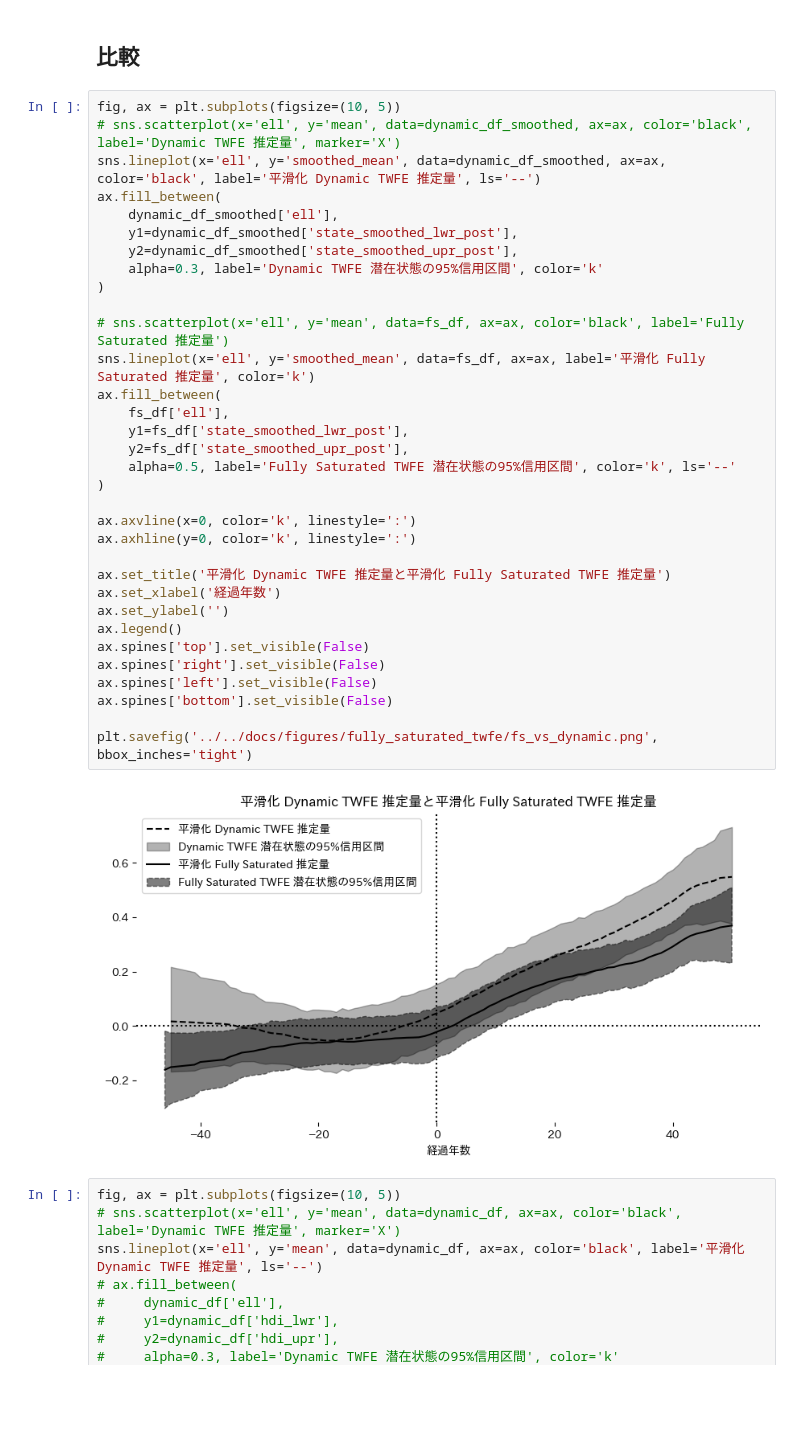
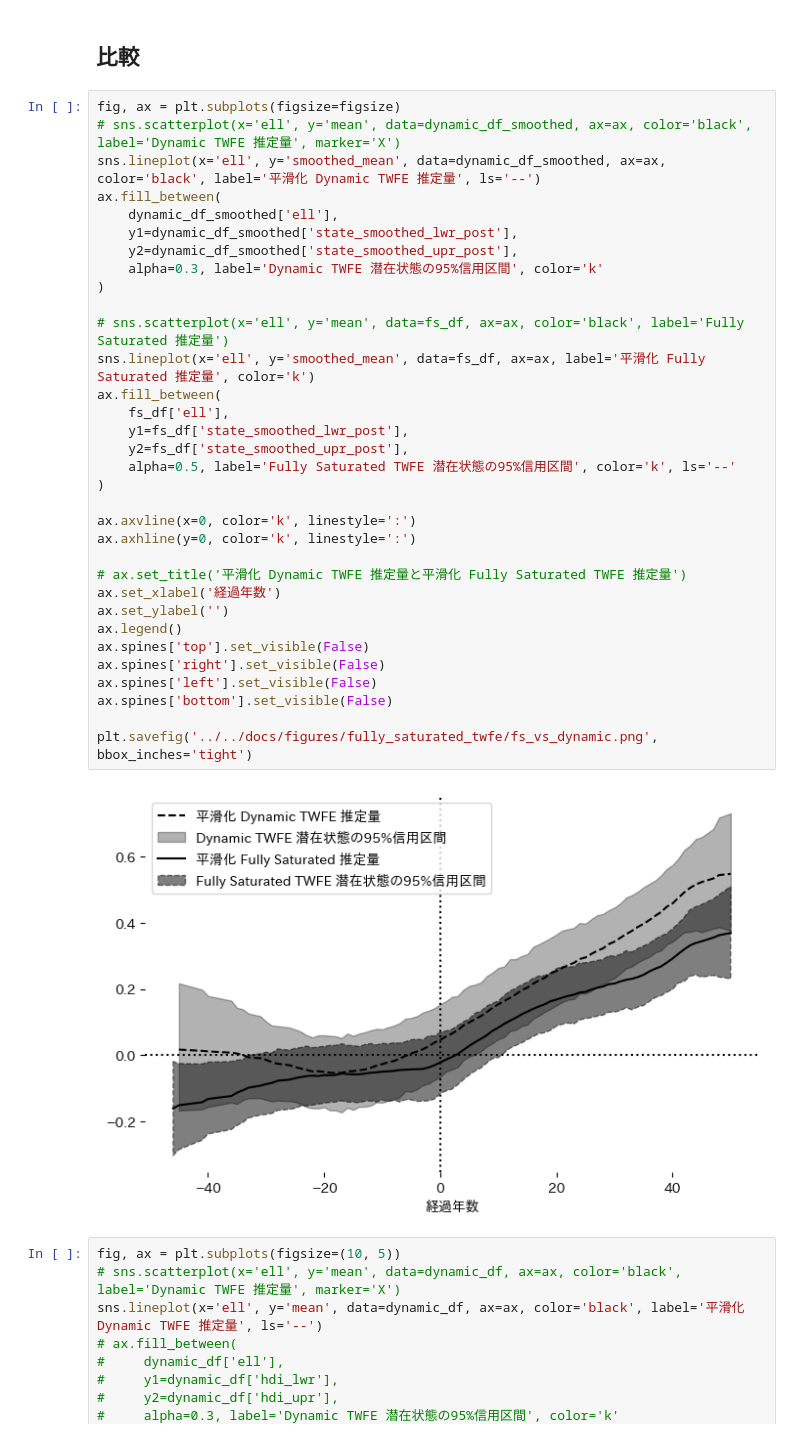
Before and after one commit to Keisei-Akiya/bridge-straw-effects, a Jupyter notebook: src/analysis/fully_vs_dynamic.ipynb, the cells around one changed output. Drawn from its saved outputs; the diff is of its cells as text; blank space fills up the shorter version.

```diff
--- a/src/analysis/fully_vs_dynamic.ipynb
+++ b/src/analysis/fully_vs_dynamic.ipynb
@@ -113,40 +113,40 @@ fs_df.query(f'smoothed_mean == {min_mu}')
 # %% [markdown]
 ## 比較
 # %%
-fig, ax = plt.subplots(figsize=(10, 5))
+fig, ax = plt.subplots(figsize=figsize)
 # sns.scatterplot(x='ell', y='mean', data=dynamic_df_smoothed, ax=ax, color='black', label='Dynamic TWFE 推定量', marker='X')
 sns.lineplot(x='ell', y='smoothed_mean', data=dynamic_df_smoothed, ax=ax, color='black', label='平滑化 Dynamic TWFE 推定量', ls='--')
 ax.fill_between(
     dynamic_df_smoothed['ell'],
     y1=dynamic_df_smoothed['state_smoothed_lwr_post'],
     y2=dynamic_df_smoothed['state_smoothed_upr_post'],
     alpha=0.3, label='Dynamic TWFE 潜在状態の95%信用区間', color='k'
 )
 
 # sns.scatterplot(x='ell', y='mean', data=fs_df, ax=ax, color='black', label='Fully Saturated 推定量')
 sns.lineplot(x='ell', y='smoothed_mean', data=fs_df, ax=ax, label='平滑化 Fully Saturated 推定量', color='k')
 ax.fill_between(
     fs_df['ell'],
     y1=fs_df['state_smoothed_lwr_post'],
     y2=fs_df['state_smoothed_upr_post'],
     alpha=0.5, label='Fully Saturated TWFE 潜在状態の95%信用区間', color='k', ls='--'
 )
 
 ax.axvline(x=0, color='k', linestyle=':')
 ax.axhline(y=0, color='k', linestyle=':')
 
-ax.set_title('平滑化 Dynamic TWFE 推定量と平滑化 Fully Saturated TWFE 推定量')
+# ax.set_title('平滑化 Dynamic TWFE 推定量と平滑化 Fully Saturated TWFE 推定量')
 ax.set_xlabel('経過年数')
 ax.set_ylabel('')
 ax.legend()
 ax.spines['top'].set_visible(False)
 ax.spines['right'].set_visible(False)
 ax.spines['left'].set_visible(False)
 ax.spines['bottom'].set_visible(False)
 
 plt.savefig('../../docs/figures/fully_saturated_twfe/fs_vs_dynamic.png', bbox_inches='tight')
 # %% [output]
-[figure, old version]
+[figure, new version]
 # %%
 fig, ax = plt.subplots(figsize=(10, 5))
 # sns.scatterplot(x='ell', y='mean', data=dynamic_df, ax=ax, color='black', label='Dynamic TWFE 推定量', marker='X')
```
Also changed, not shown: 2 other files.
